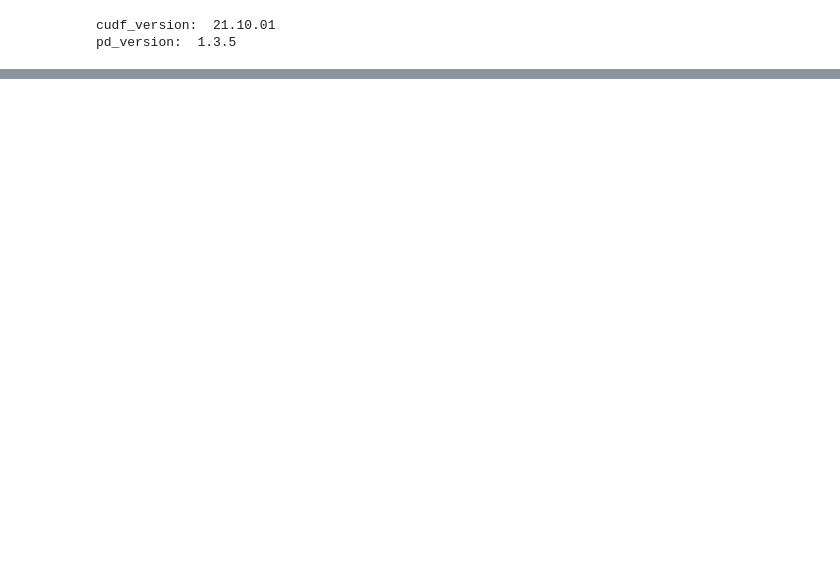
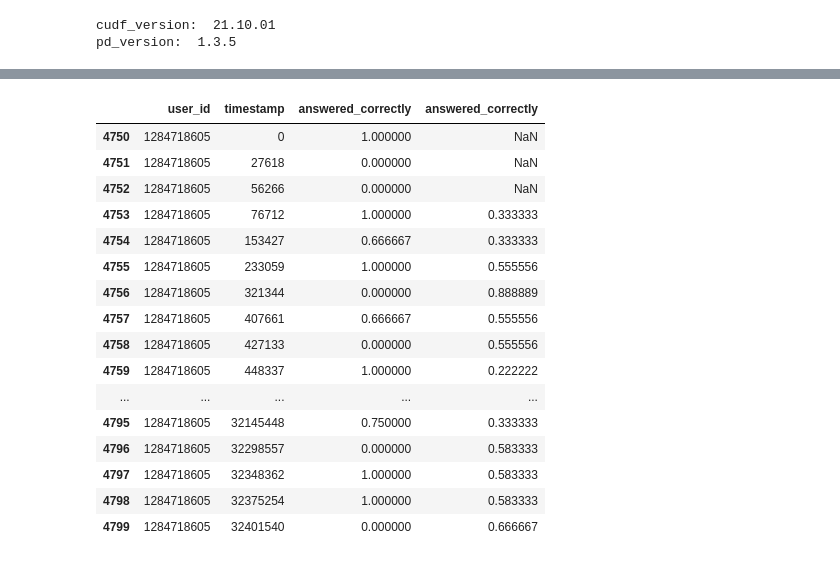
Before and after one commit to Noguchi-Masashi/Riiid, a Jupyter notebook: notebook/make_user_log_cudf.ipynb, the cells around one changed output, grey strips where cells are left out. Saved outputs shown, nothing was run; the diff lists cells and outputs as text; code cells hidden in the pictures; blank space fills up the shorter version.

```diff
--- a/notebook/make_user_log_cudf.ipynb
+++ b/notebook/make_user_log_cudf.ipynb
@@ -105,0 +62,5 @@ data_merge
+# %%
+# user_idごとにgroupby
+df_base = data.query('user_answer != -1')[['timestamp', 'user_id', 'answered_correctly']]\
+        .sort_values(['user_id','timestamp']).reset_index(drop=True)
+df_base = df_base.groupby(["user_id", 'timestamp'])['answered_correctly'].mean().reset_index()
@@ -105,0 +83,7 @@ data_merge
+# %%
+grouped_data = df_base.groupby('user_id')
+# %%
+# user_idごとに過去の平均正答率を求める
+# rolling関数を用いて、過去N問分の平均正答率を求める
+N = 3
+user_avg_correct = grouped_data["answered_correctly"].shift(1).rolling(N).mean()
@@ -105,0 +105,2 @@ data_merge
+# %%
+goal_df = pd.concat([df_base, user_avg_correct], axis='columns')
@@ -106,3 +123,23 @@ data_merge
+# %%
+goal_df.query('user_id == 1284718605').head(50)
+# %% [output]
+|  | user_id | timestamp | answered_correctly | answered_correctly |
+| 4750 | 1284718605 | 0 | 1.000000 | NaN |
+| 4751 | 1284718605 | 27618 | 0.000000 | NaN |
+| 4752 | 1284718605 | 56266 | 0.000000 | NaN |
+| 4753 | 1284718605 | 76712 | 1.000000 | 0.333333 |
+| 4754 | 1284718605 | 153427 | 0.666667 | 0.333333 |
+| 4755 | 1284718605 | 233059 | 1.000000 | 0.555556 |
+| 4756 | 1284718605 | 321344 | 0.000000 | 0.888889 |
+| 4757 | 1284718605 | 407661 | 0.666667 | 0.555556 |
+| 4758 | 1284718605 | 427133 | 0.000000 | 0.555556 |
+| 4759 | 1284718605 | 448337 | 1.000000 | 0.222222 |
+| ... | ... | ... | ... | ... |
+| 4795 | 1284718605 | 32145448 | 0.750000 | 0.333333 |
+| 4796 | 1284718605 | 32298557 | 0.000000 | 0.583333 |
+| 4797 | 1284718605 | 32348362 | 1.000000 | 0.583333 |
+| 4798 | 1284718605 | 32375254 | 1.000000 | 0.583333 |
+| 4799 | 1284718605 | 32401540 | 0.000000 | 0.666667 |
 # %%
 import pickle
 
```
Also changed, not shown: parts of 12 cells of this notebook, 4 other files.
